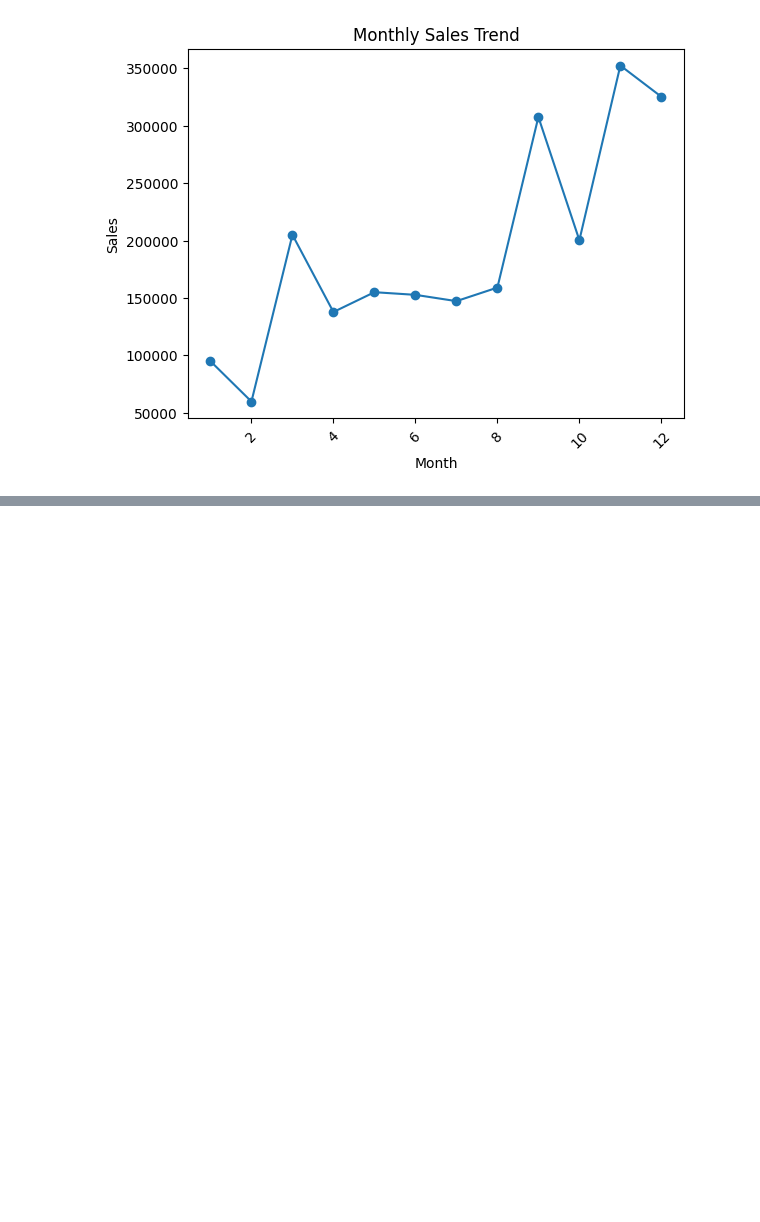
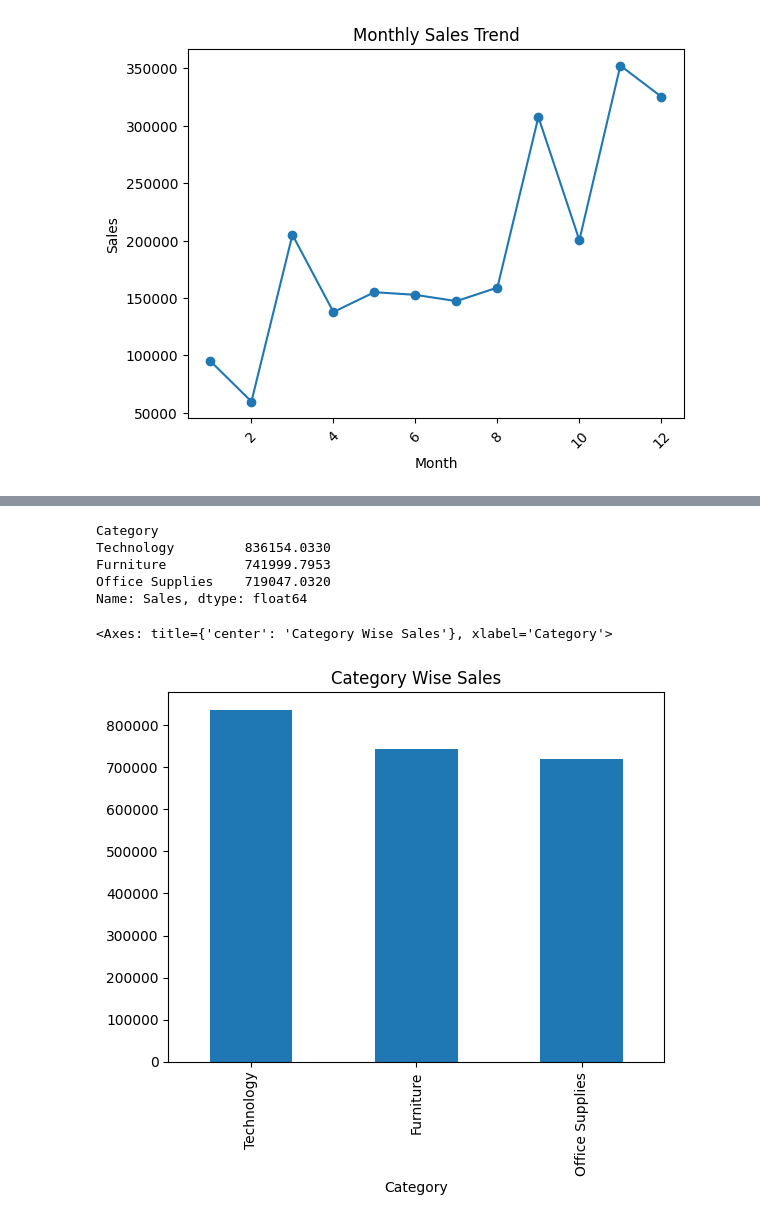
Before and after one commit to teja-s2469/sales-profit-analytics-dashboard, a Jupyter notebook: 01_data_understanding.ipynb, the cells around one changed output, grey strips where cells are left out. Saved outputs shown, nothing was run; the diff lists cells and outputs as text; code cells hidden in the pictures; blank space fills up the shorter version.

```diff
--- a/01_data_understanding.ipynb
+++ b/01_data_understanding.ipynb
@@ -137,0 +211,15 @@ plt.show()
+# %%
+# Category wise sales
+category_sales = df.groupby('Category')['Sales'].sum().sort_values(ascending=False)
+category_sales
+# %% [output]
+Category
+Technology         836154.0330
+Furniture          741999.7953
+Office Supplies    719047.0320
+Name: Sales, dtype: float64
+# %%
+category_sales.plot(kind='bar', title='Category Wise Sales')
+# %% [output]
+<Axes: title={'center': 'Category Wise Sales'}, xlabel='Category'>
+[figure, added]
```
Also changed, not shown: parts of 18 cells of this notebook, 4 other files.
